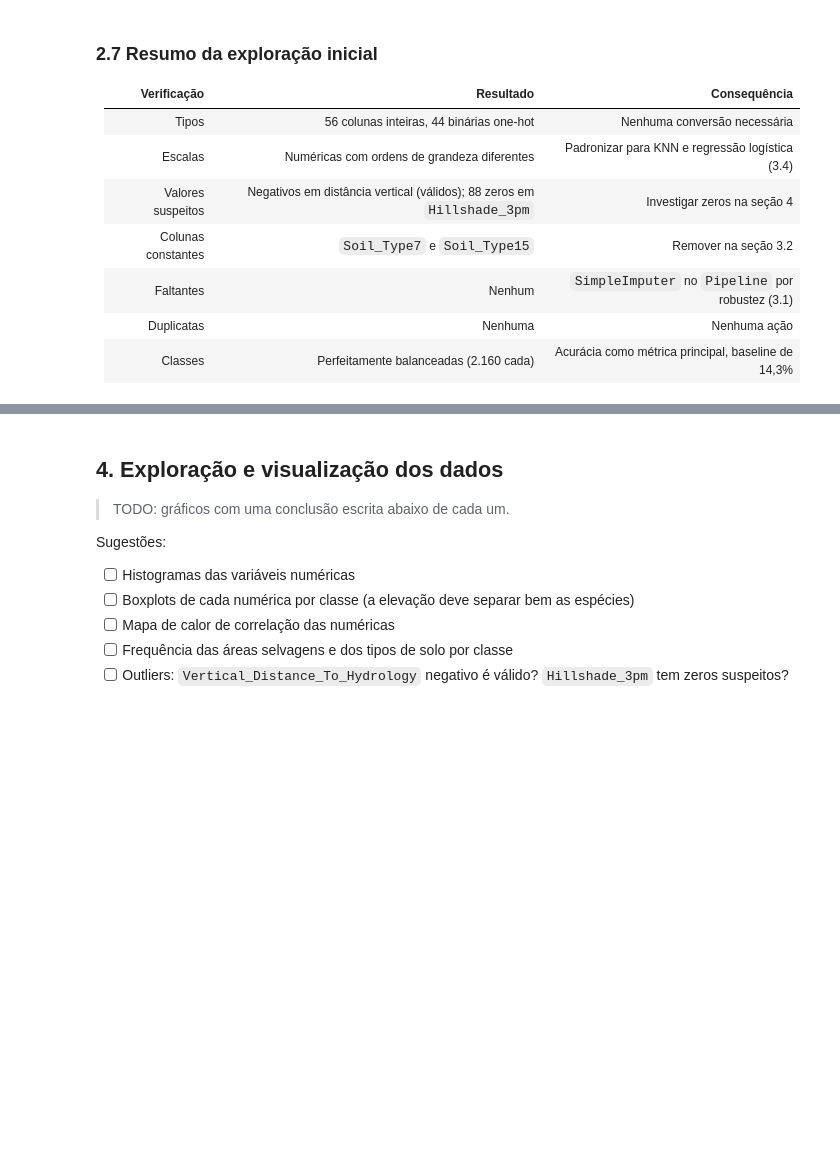
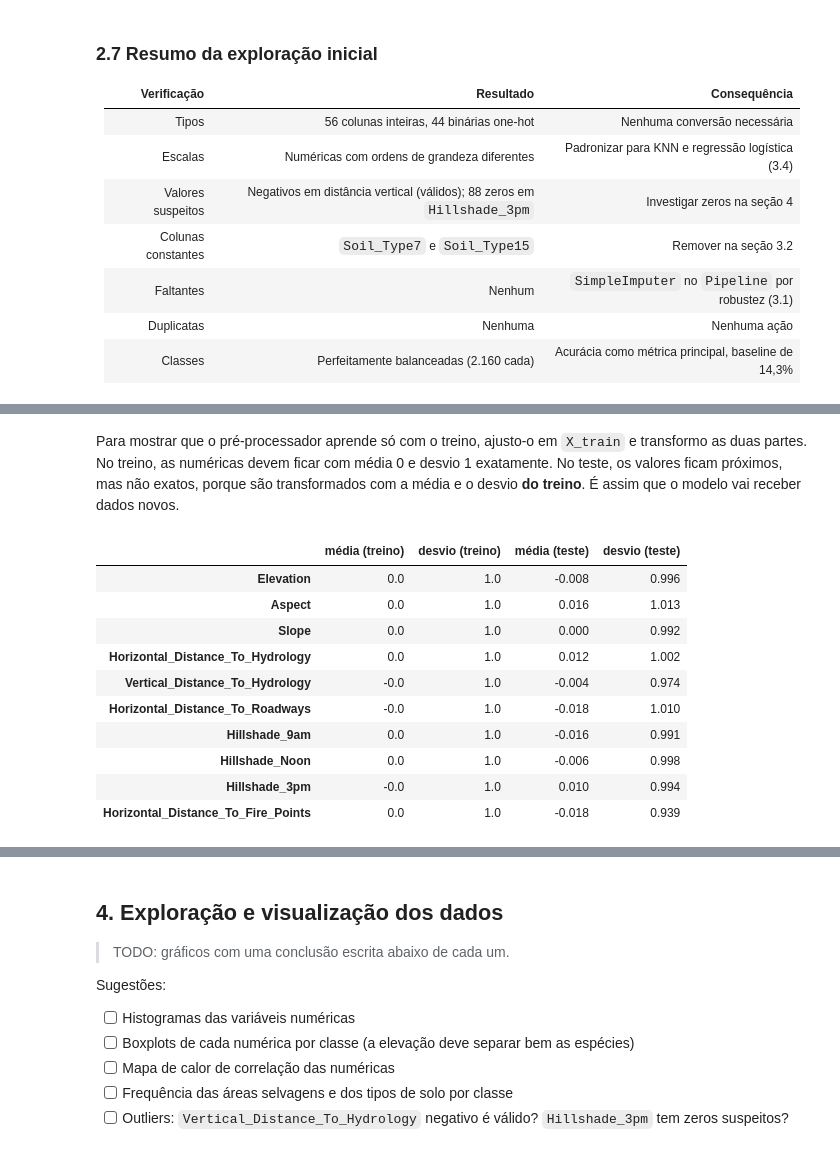
Before and after one commit to delpupoarthur/forest-cover-classification, a Jupyter notebook: forest_cover_classification.ipynb, the cells around one changed output, grey strips where cells are left out. Saved outputs shown, nothing was run; the diff lists cells and outputs as text; code cells hidden in the pictures; blank space fills up the shorter version.

Commit message:
Preparação dos dados

```diff
--- a/forest_cover_classification.ipynb
+++ b/forest_cover_classification.ipynb
@@ -323,0 +364,10 @@ Um cuidado importante: esse equilíbrio é artificial. O `train.csv` do Kaggle f
+# %%
+COLS_REMOVIDAS = ["Id"] + CONST_COLS
+
+X = df.drop(columns=COLS_REMOVIDAS + [TARGET])
+y = df[TARGET]
+
+# Listas de colunas atualizadas, sem as constantes
+BIN_COLS = [col for col in WILD_COLS + SOIL_COLS if col not in CONST_COLS]
+
+print(f"X: {X.shape[0]} linhas x {X.shape[1]} colunas ({len(NUM_COLS)} numéricas + {len(BIN_COLS)} binárias)")
@@ -323,0 +387,6 @@ Um cuidado importante: esse equilíbrio é artificial. O `train.csv` do Kaggle f
+# %%
+X_train, X_test, y_train, y_test = train_test_split(
+    X, y, test_size=0.2, stratify=y, random_state=RANDOM_STATE
+)
+
+print(f"Treino: {X_train.shape[0]} linhas | Teste guardado: {X_test.shape[0]} linhas")
@@ -323,0 +451,39 @@ Um cuidado importante: esse equilíbrio é artificial. O `train.csv` do Kaggle f
+# %%
+def build_preprocessor(num_cols, bin_cols, padronizar=True):
+    """Imputação + (opcionalmente) padronização nas numéricas; binárias só passam pelo imputador."""
+    passos_num = [("imputer", SimpleImputer(strategy="median"))]
+    if padronizar:
+        passos_num.append(("scaler", StandardScaler()))
+
+    return ColumnTransformer(
+        [
+            ("num", Pipeline(passos_num), num_cols),
+            ("bin", SimpleImputer(strategy="most_frequent"), bin_cols),
+        ],
+        verbose_feature_names_out=False,
+    ).set_output(transform="pandas")
+# %% [markdown]
+Para mostrar que o pré-processador aprende só com o treino, ajusto-o em `X_train` e transformo as duas partes. No treino, as numéricas devem ficar com média 0 e desvio 1 exatamente. No teste, os valores ficam próximos, mas não exatos, porque são transformados com a média e o desvio **do treino**. É assim que o modelo vai receber dados novos.
+# %%
+preprocessor = build_preprocessor(NUM_COLS, BIN_COLS)
+Xt_train = preprocessor.fit_transform(X_train)
+Xt_test = preprocessor.transform(X_test)
+
+pd.DataFrame({
+    "média (treino)": Xt_train[NUM_COLS].mean(),
+    "desvio (treino)": Xt_train[NUM_COLS].std(ddof=0),
+    "média (teste)": Xt_test[NUM_COLS].mean(),
+    "desvio (teste)": Xt_test[NUM_COLS].std(ddof=0),
+}).round(3)
+# %% [output]
+|  | média (treino) | desvio (treino) | média (teste) | desvio (teste) |
+| Elevation | 0.0 | 1.0 | -0.008 | 0.996 |
+| Aspect | 0.0 | 1.0 | 0.016 | 1.013 |
+| Slope | 0.0 | 1.0 | 0.000 | 0.992 |
+| Horizontal_Distance_To_Hydrology | 0.0 | 1.0 | 0.012 | 1.002 |
+| Vertical_Distance_To_Hydrology | -0.0 | 1.0 | -0.004 | 0.974 |
+| Horizontal_Distance_To_Roadways | -0.0 | 1.0 | -0.018 | 1.010 |
+| Hillshade_9am | 0.0 | 1.0 | -0.016 | 0.991 |
+| Hillshade_Noon | 0.0 | 1.0 | -0.006 | 0.998 |
+| Hillshade_3pm | -0.0 | 1.0 | 0.010 | 0.994 |
+| Horizontal_Distance_To_Fire_Points | 0.0 | 1.0 | -0.018 | 0.939 |
```
Also changed, not shown: parts of 23 cells of this notebook.
